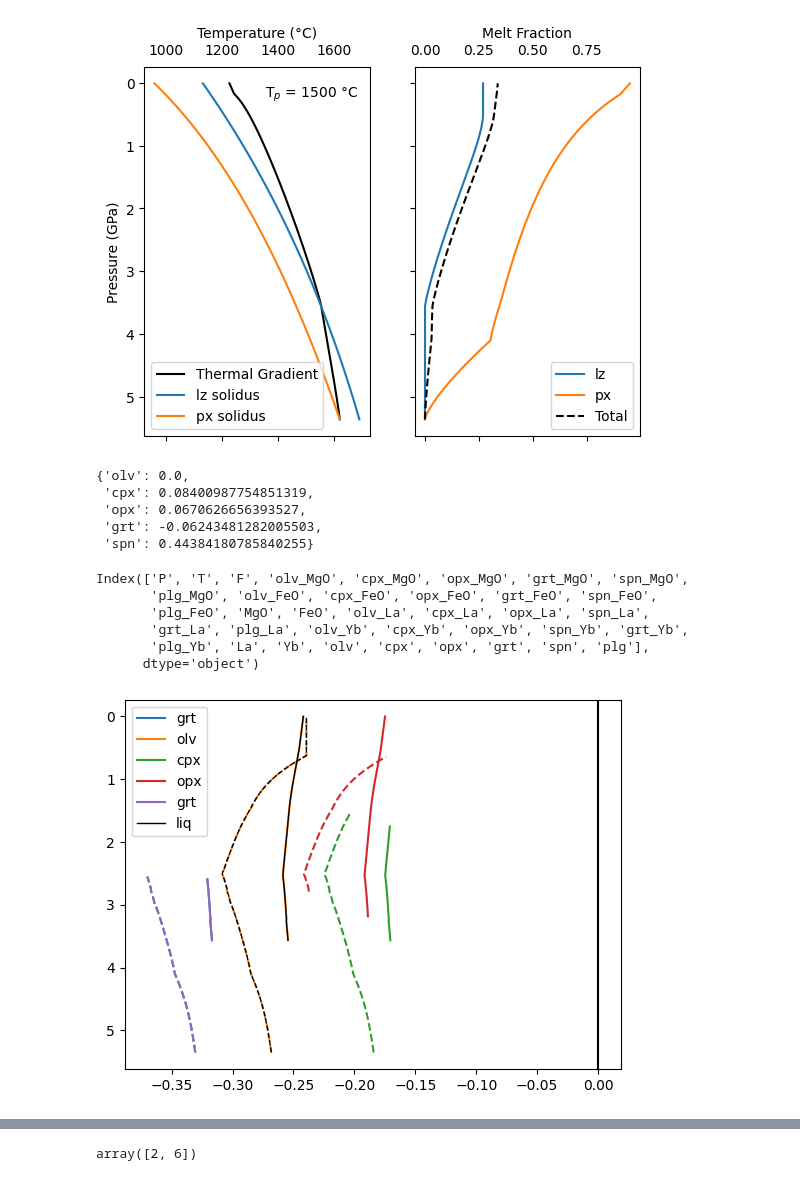
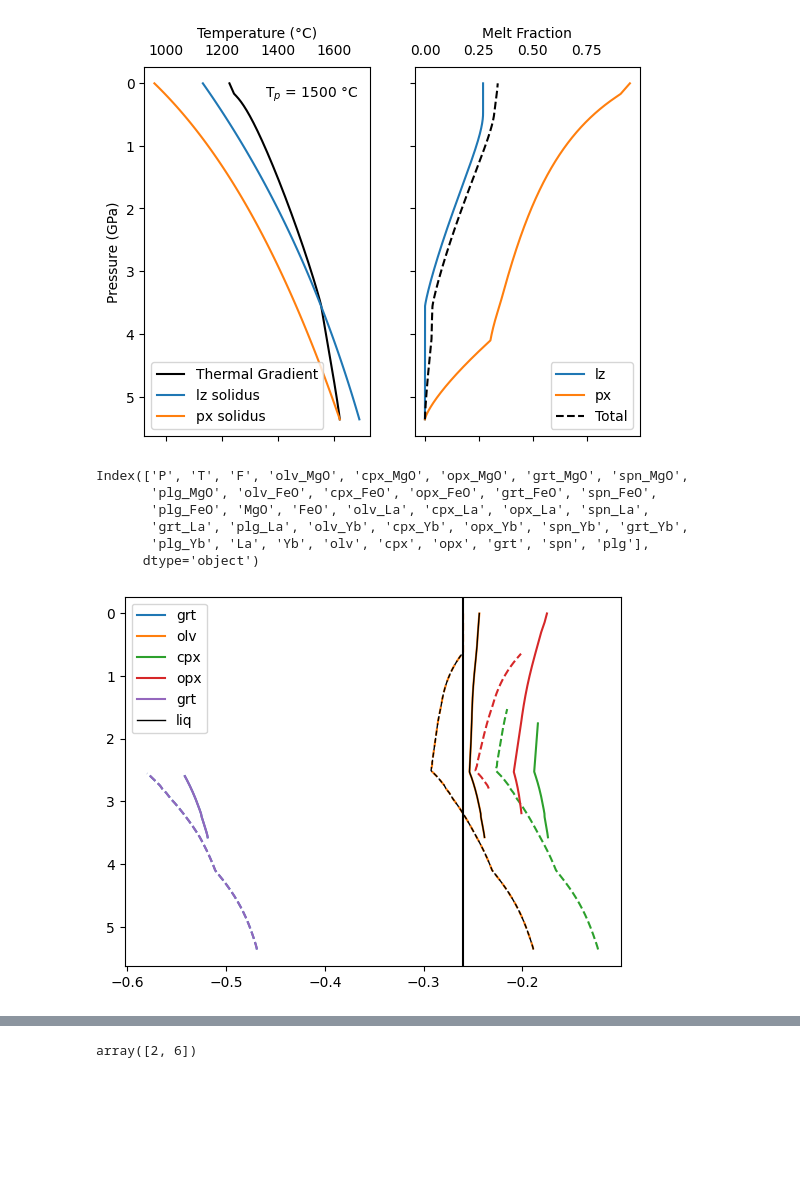
Before and after one commit to simonwmatthews/pyMelt, a Jupyter notebook: dev/stableisotopeengine.ipynb, the cells around one changed output, grey strips where cells are left out. Saved outputs shown, nothing was run; the diff lists cells and outputs as text; code cells hidden in the pictures; blank space fills up the shorter version.

```diff
--- a/dev/stableisotopeengine.ipynb
+++ b/dev/stableisotopeengine.ipynb
@@ -86,28 +86,58 @@ def WangBetaEqn(T, P, a, b, c, d, e, f, g, h, i):
     return ((a + b*P + c*P**2) * 1e6 / T**2 + (d + e*P + f*P**2) * (1e6/T**2)**2
             + (g + h*P + i*P**2) * (1e6/T**2)**3)
 
-fractionationFactors = {'olv': WangBetaEqn(1473.15, 1.0, 2.076, 7.183e-2, -4.672e-4,
-                                           1.049e-1, -3.359e-3, 5.009e-5, -1.192e-2, 2.739e-4, -5.518e-6),
-                        'cpx': WangBetaEqn(1473.15, 1.0, 2.246, 8.548e-2, -7.425e-4,
-                                           1.025e-1, -3.369e-3, 5.172e-5, -1.169e-2, 2.834e-4, -5.514e-6),
-                        'opx': WangBetaEqn(1473.15, 1.0, 2.246, 6.206e-2, -0.733e-4,
-                                           0.675e-1, -0.141e-3, -8.619e-5, -0.817e-2, -0.657e-4, 8.825e-6),
-                        'grt': WangBetaEqn(1473.15, 1.0, 1.302, 2.732-2, 1.784e-4,
-                                           0.492e-1, 1.266e-3, -4.067e-5, -0.554e-2, -1.482e-4, 3.787e-6),
-                        'spn': WangBetaEqn(1473.15, 1.0, 3.058, 6.216e-2, -3.720e-4,
-                                           0.847e-1, -3.421e-3, 5.116e-5, -1.132e-2, 2.555e-4, -5.551e-6),}
+def ff_olv(state):
+    return 0.0
 
-olvVal = fractionationFactors['olv']
-for ff in fractionationFactors:
-    fractionationFactors[ff] = fractionationFactors[ff] - olvVal
+def olv_ref(state):
+    olv = WangBetaEqn(state['T'] + 273.15, state['P'], 2.076, 7.183e-2, -4.672e-4,
+                       1.049e-1, -3.359e-3, 5.009e-5, -1.192e-2, 2.739e-4, -5.518e-6)
+    return olv
 
-fractionationFactors
+def ff_cpx(state):
+    olv = WangBetaEqn(state['T'] + 273.15, state['P'], 2.076, 7.183e-2, -4.672e-4,
+                       1.049e-1, -3.359e-3, 5.009e-5, -1.192e-2, 2.739e-4, -5.518e-6)
+    return WangBetaEqn(state['T'] + 273.15, state['P'], 2.246, 8.548e-2, -7.425e-4,
+                       1.025e-1, -3.369e-3, 5.172e-5, -1.169e-2, 2.834e-4, -5.514e-6) - olv
+
+def ff_opx(state):
+    olv = WangBetaEqn(state['T'] + 273.15, state['P'], 2.076, 7.183e-2, -4.672e-4,
+                       1.049e-1, -3.359e-3, 5.009e-5, -1.192e-2, 2.739e-4, -5.518e-6)
+    return WangBetaEqn(state['T'] + 273.15, state['P'], 2.246, 6.206e-2, -0.733e-4,
+                       0.675e-1, -0.141e-3, -8.619e-5, -0.817e-2, -0.657e-4, 8.825e-6) - olv
+
+def ff_grt(state):
+    olv = WangBetaEqn(state['T'] + 273.15, state['P'], 2.076, 7.183e-2, -4.672e-4,
+                       1.049e-1, -3.359e-3, 5.009e-5, -1.192e-2, 2.739e-4, -5.518e-6)
+    return WangBetaEqn(state['T'] + 273.15, state['P'], 1.302,
+                       2.732e-2,
+                       1.784e-4,
+                       0.492e-1, 1.266e-3, -4.067e-5, -0.554e-2, -1.482e-4, 3.787e-6) - olv
+
+def ff_spn(state):
+    olv = WangBetaEqn(state['T'] + 273.15, state['P'], 2.076, 7.183e-2, -4.672e-4,
+                       1.049e-1, -3.359e-3, 5.009e-5, -1.192e-2, 2.739e-4, -5.518e-6)
+    return WangBetaEqn(state['T'] + 273.15, state['P'], 3.058, 6.216e-2, -3.720e-4,
+                       0.847e-1, -3.421e-3, 5.116e-5, -1.132e-2, 2.555e-4, -5.551e-6) - olv
+
+# fractionationFactors = {'olv': WangBetaEqn(1473.15, 1.0, 2.076, 7.183e-2, -4.672e-4,
+#                                            1.049e-1, -3.359e-3, 5.009e-5, -1.192e-2, 2.739e-4, -5.518e-6),
+#                         'cpx': WangBetaEqn(1473.15, 1.0, 2.246, 8.548e-2, -7.425e-4,
+#                                            1.025e-1, -3.369e-3, 5.172e-5, -1.169e-2, 2.834e-4, -5.514e-6),
+#                         'opx': WangBetaEqn(1473.15, 1.0, 2.246, 6.206e-2, -0.733e-4,
+#                                            0.675e-1, -0.141e-3, -8.619e-5, -0.817e-2, -0.657e-4, 8.825e-6),
+#                         'grt': WangBetaEqn(1473.15, 1.0, 1.302, 2.732e-2, 1.784e-4,
+#                                            0.492e-1, 1.266e-3, -4.067e-5, -0.554e-2, -1.482e-4, 3.787e-6),
+#                         'spn': WangBetaEqn(1473.15, 1.0, 3.058, 6.216e-2, -3.720e-4,
+#                                            0.847e-1, -3.421e-3, 5.116e-5, -1.132e-2, 2.555e-4, -5.551e-6),}
+
+# olvVal = fractionationFactors['olv']
+# for ff in fractionationFactors:
+#     fractionationFactors[ff] = fractionationFactors[ff] - olvVal
+
+# fractionationFactors
+
+fractionationFactors = {'olv': ff_olv, 'cpx': ff_cpx, 'opx': ff_opx, 'grt': ff_grt, 'spn': ff_spn}
-# %% [output]
-{'olv': 0.0,
- 'cpx': 0.08400987754851319,
- 'opx': 0.0670626656393527,
- 'grt': -0.06243481282005503,
- 'spn': 0.44384180785840255}
 # %%
 column.composition['lz'].columns
 # %% [output]
@@ -124,27 +154,27 @@ column.calculateStableIsotopes('MgO', fractionationFactors, 'd26Mg',
 # %%
 f, a = plt.subplots()
 
 phases = ['grt', 'olv', 'cpx', 'opx', 'grt']
 
 
 
 for i in range(len(phases)):
     ph = phases[i]
     a.plot(column.composition['lz'][ph + '_d26Mg'], column.composition['lz']['P'], c='C'+str(i), label=ph)
     a.plot(column.composition['px'][ph + '_d26Mg'], column.composition['px']['P'], c='C'+str(i), ls='--')
 
 a.plot(column.composition['lz']['d26Mg'], column.composition['lz']['P'], c='k', label='liq', lw=1)
 a.plot(column.composition['px']['d26Mg'], column.composition['px']['P'], c='k', ls='--', lw=1)
 
 a.invert_yaxis()
 
 a.legend()
 
-a.axvline(0, c='k')
+a.axvline(-0.26, c='k')
 
 plt.show()
 # %% [output]
-[figure, old version]
+[figure, new version]
 # %%
 mor = m.geosettings.spreadingCentre(column)
 # %%
```
Also changed, not shown: parts of 5 cells of this notebook, 3 other files.
